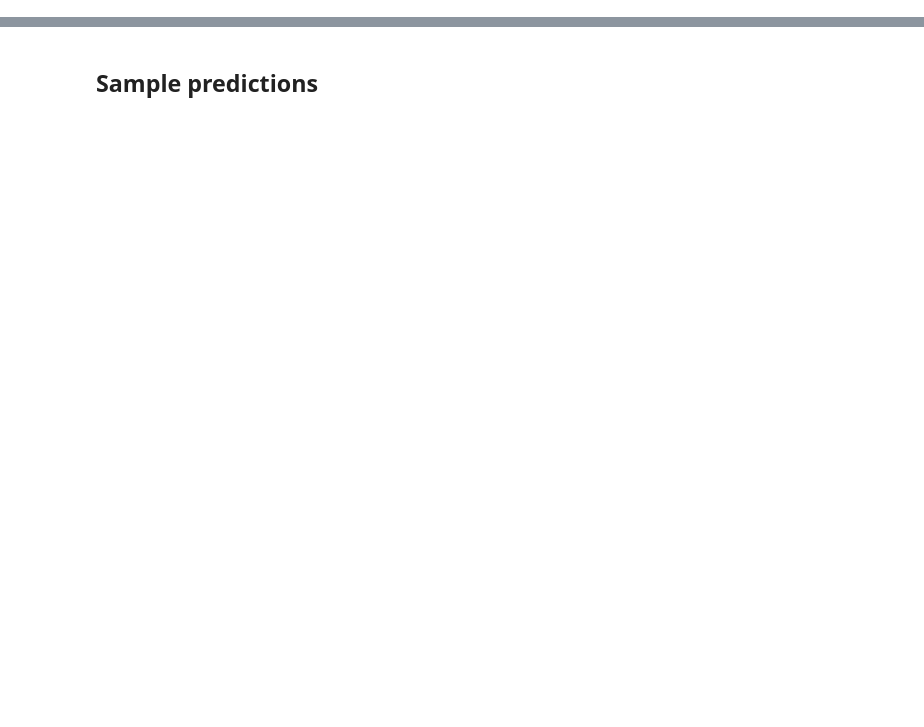
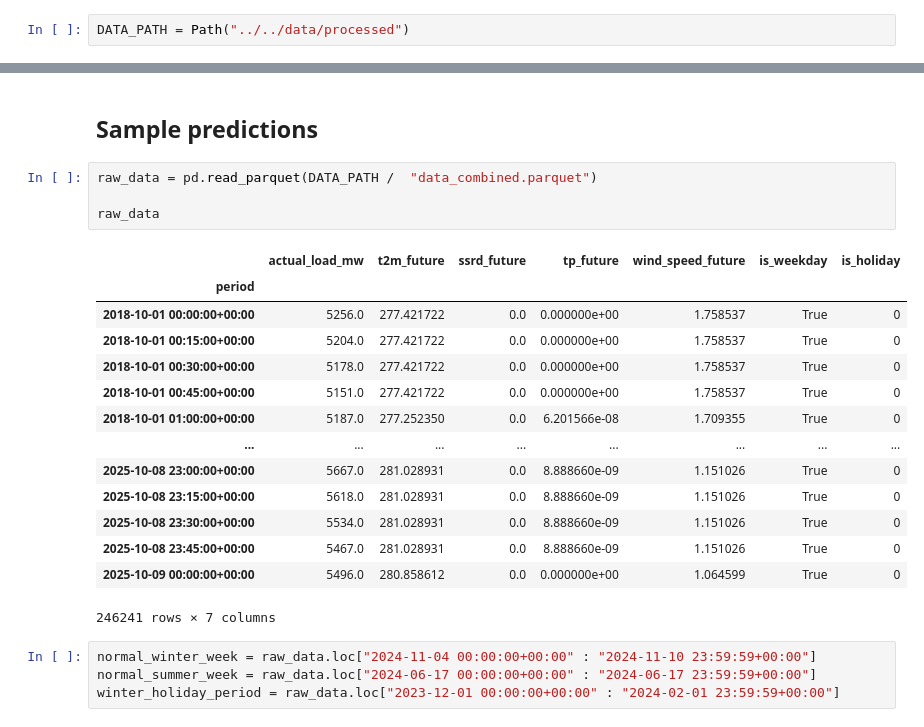
Before and after one commit to LucasHausi/probabilistic-load-forecast-project, a Jupyter notebook: notebooks/performance/model_comparison.ipynb, the cells around one changed output, grey strips where cells are left out. Drawn from its saved outputs; the diff is of its cells as text; blank space fills up the shorter version.

```diff
--- a/notebooks/performance/model_comparison.ipynb
+++ b/notebooks/performance/model_comparison.ipynb
@@ -7,3 +12,5 @@ import pandas as pd
+# %%
+DATA_PATH = Path("../../data/processed")
 # %% [markdown]
 ## First: Start the MLFlow-Server for logging the experiments
 
@@ -126,2 +186,25 @@ perfomance_df
 # %% [markdown]
 ## Sample predictions
+# %%
+raw_data = pd.read_parquet(DATA_PATH /  "data_combined.parquet")
+
+raw_data
+# %% [output]
+|  | actual_load_mw | t2m_future | ssrd_future | tp_future | wind_speed_future | is_weekday | is_holiday |
+| period |  |  |  |  |  |  |  |
+| 2018-10-01 00:00:00+00:00 | 5256.0 | 277.421722 | 0.0 | 0.000000e+00 | 1.758537 | True | 0 |
+| 2018-10-01 00:15:00+00:00 | 5204.0 | 277.421722 | 0.0 | 0.000000e+00 | 1.758537 | True | 0 |
+| 2018-10-01 00:30:00+00:00 | 5178.0 | 277.421722 | 0.0 | 0.000000e+00 | 1.758537 | True | 0 |
+| 2018-10-01 00:45:00+00:00 | 5151.0 | 277.421722 | 0.0 | 0.000000e+00 | 1.758537 | True | 0 |
+| 2018-10-01 01:00:00+00:00 | 5187.0 | 277.252350 | 0.0 | 6.201566e-08 | 1.709355 | True | 0 |
+| ... | ... | ... | ... | ... | ... | ... | ... |
+| 2025-10-08 23:00:00+00:00 | 5667.0 | 281.028931 | 0.0 | 8.888660e-09 | 1.151026 | True | 0 |
+| 2025-10-08 23:15:00+00:00 | 5618.0 | 281.028931 | 0.0 | 8.888660e-09 | 1.151026 | True | 0 |
+| 2025-10-08 23:30:00+00:00 | 5534.0 | 281.028931 | 0.0 | 8.888660e-09 | 1.151026 | True | 0 |
+| 2025-10-08 23:45:00+00:00 | 5467.0 | 281.028931 | 0.0 | 8.888660e-09 | 1.151026 | True | 0 |
+| 2025-10-09 00:00:00+00:00 | 5496.0 | 280.858612 | 0.0 | 0.000000e+00 | 1.064599 | True | 0 |
+246241 rows × 7 columns
+# %%
+normal_winter_week = raw_data.loc["2024-11-04 00:00:00+00:00" : "2024-11-10 23:59:59+00:00"]
+normal_summer_week = raw_data.loc["2024-06-17 00:00:00+00:00" : "2024-06-17 23:59:59+00:00"]
+winter_holiday_period = raw_data.loc["2023-12-01 00:00:00+00:00" : "2024-02-01 23:59:59+00:00"]
```
Also changed, not shown: parts of 13 cells of this notebook.
